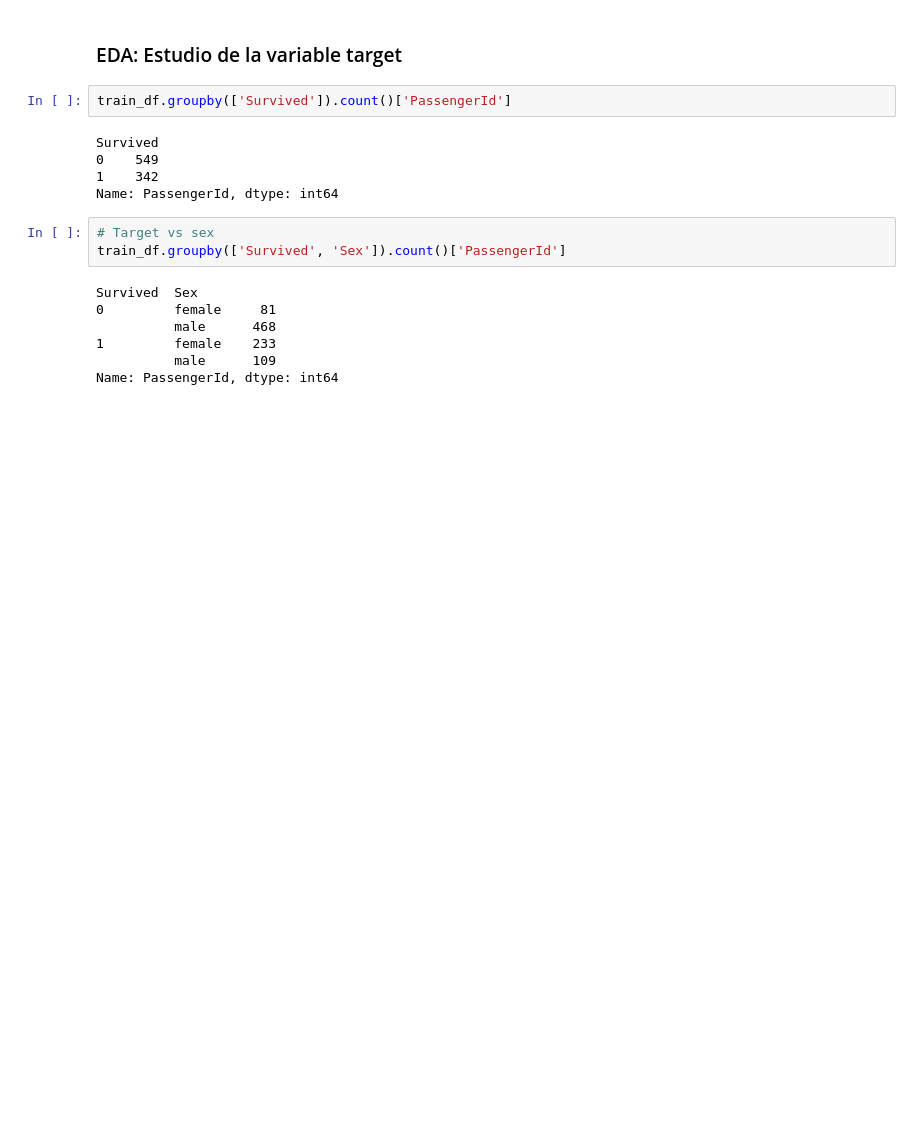
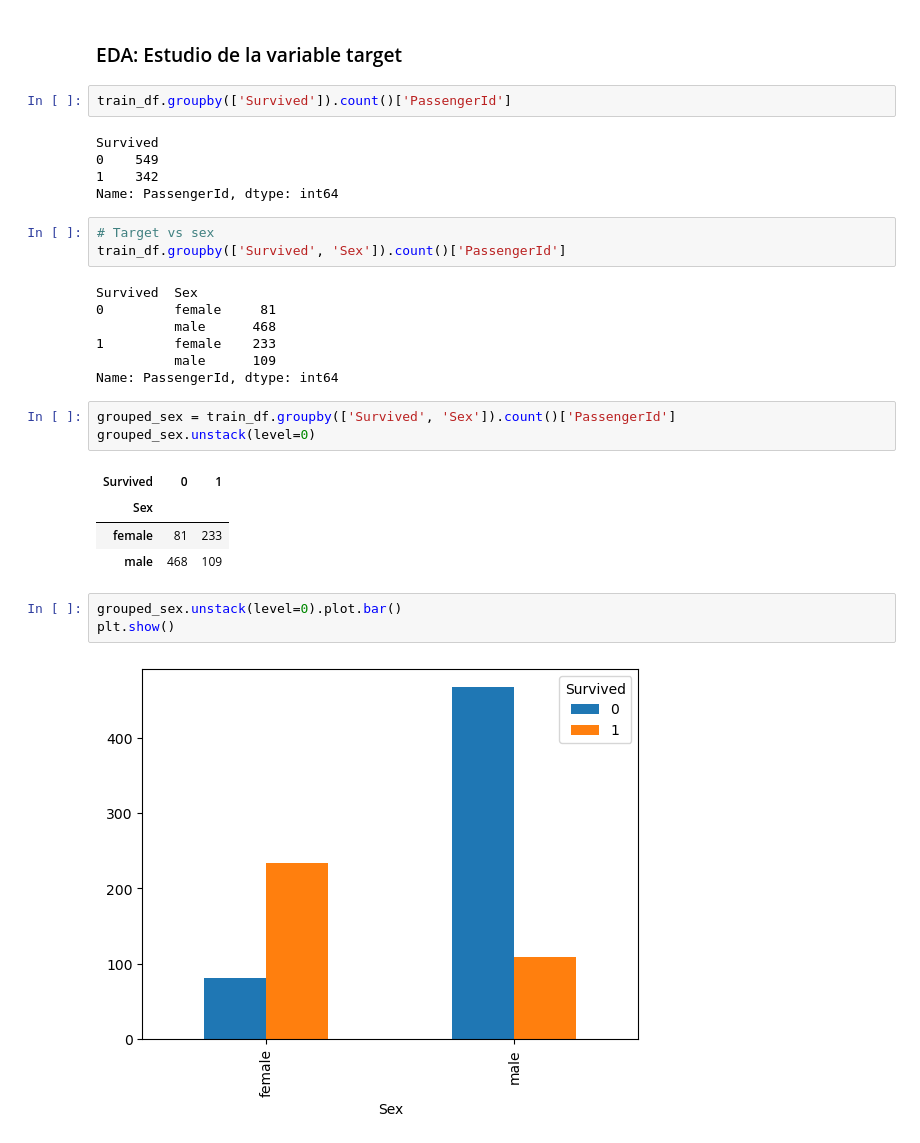
Before and after one commit to JeanGC970520/titanic, a Jupyter notebook: main.ipynb, the cells around one changed output. Drawn from its saved outputs; the diff is of its cells as text; blank space fills up the shorter version.

```diff
--- a/main.ipynb
+++ b/main.ipynb
@@ -98,3 +98,16 @@ Survived  Sex
 1         female    233
           male      109
 Name: PassengerId, dtype: int64
+# %%
+grouped_sex = train_df.groupby(['Survived', 'Sex']).count()['PassengerId']
+grouped_sex.unstack(level=0)
+# %% [output]
+| Survived | 0 | 1 |
+| Sex |  |  |
+| female | 81 | 233 |
+| male | 468 | 109 |
+# %%
+grouped_sex.unstack(level=0).plot.bar()
+plt.show()
+# %% [output]
+[figure, added]
```
Also changed, not shown: parts of 2 cells of this notebook.
